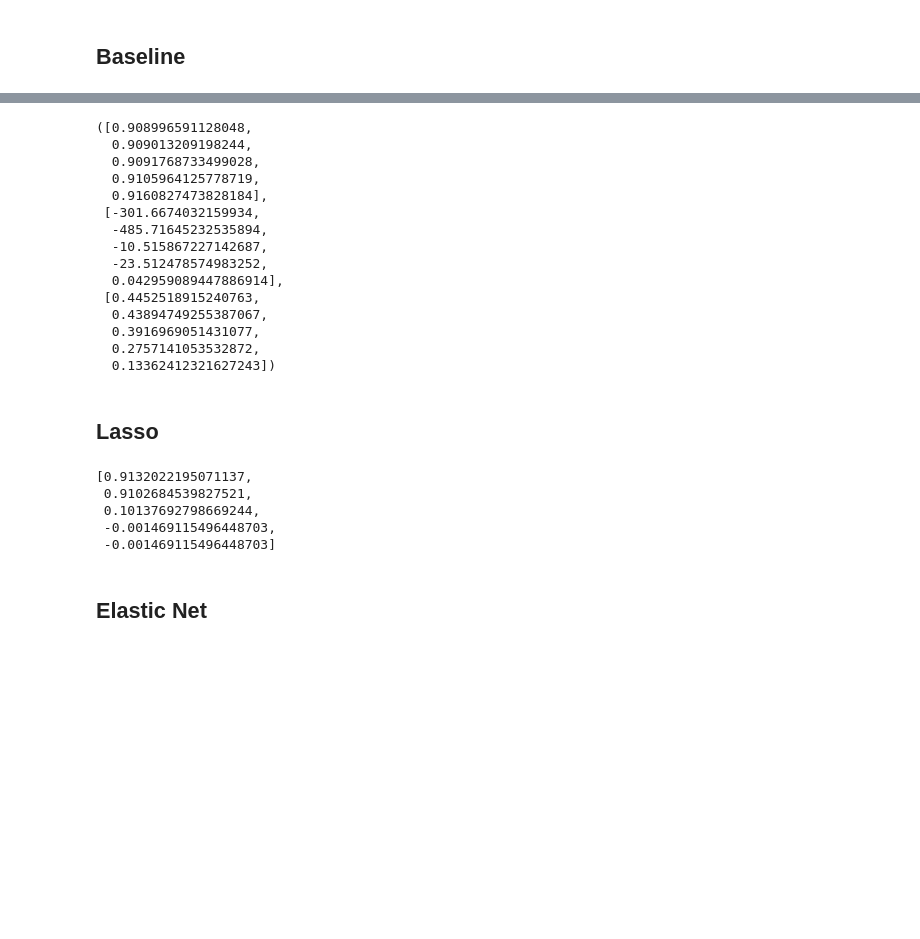
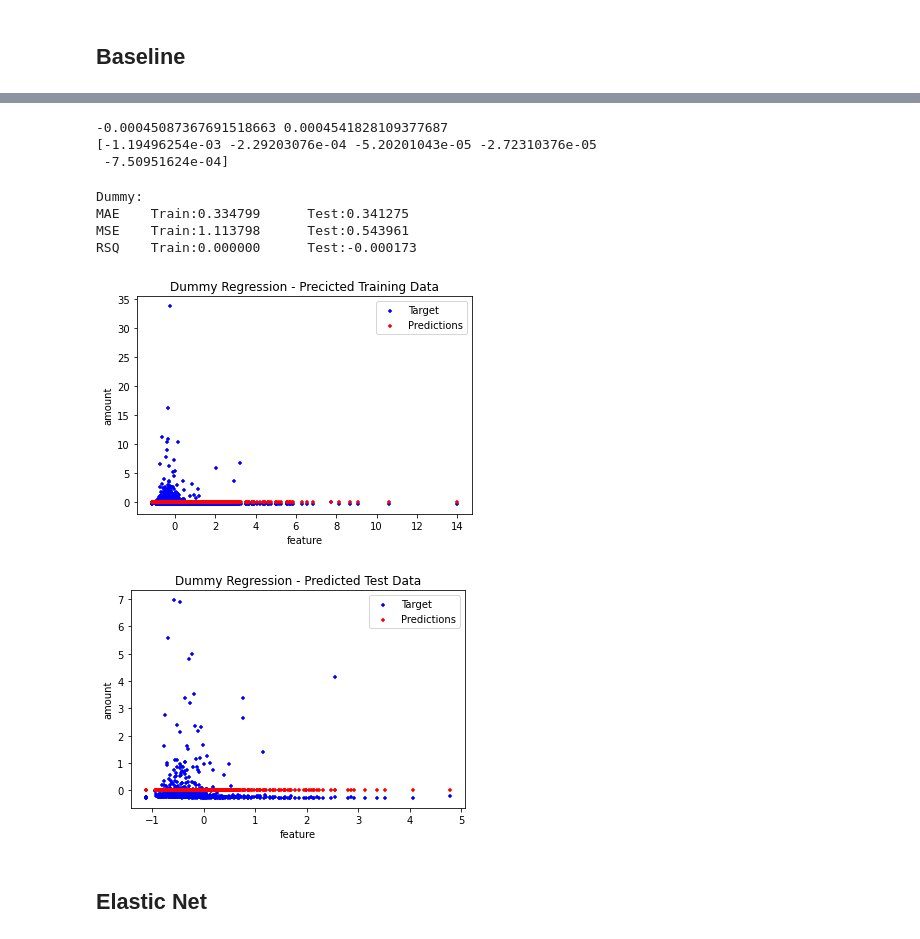
Before and after one commit to Chenmo1212/ML-WIC_predict, a Jupyter notebook: z-score归一化.ipynb, the cells around one changed output, grey strips where cells are left out. Cells and saved outputs as stored; diff of their text form; code cells hidden in the pictures; blank space fills up the shorter version.

Commit message:
add dummy baselin

```diff
--- a/z-score归一化.ipynb
+++ b/z-score归一化.ipynb
@@ -160,36 +204,24 @@ Ridge_means3, Ridge_stds3 = cross_validate(Ridge_clfs)
-# %%
-Ridge_means1,Ridge_means2,Ridge_means3
-# %% [output]
-([0.908996591128048,
-  0.909013209198244,
-  0.9091768733499028,
-  0.9105964125778719,
-  0.9160827473828184],
- [-301.6674032159934,
-  -485.71645232535894,
-  -10.515867227142687,
-  -23.512478574983252,
-  0.042959089447886914],
- [0.4452518915240763,
-  0.43894749255387067,
-  0.3916969051431077,
-  0.2757141053532872,
-  0.13362412321627243])
-# %% [markdown]
-## Lasso
-# %%
-Lasso_clfs = []
-for i in range(5):
-    clf = Lasso(alpha = 10 ** (i - 2), max_iter = 5000, random_state = 913)
-    Lasso_clfs.append(clf)
-Lasso_mean, Lasso_std = cross_validate(Lasso_clfs)
-Lasso_mean
-# %% [output]
-[0.9132022195071137,
- 0.9102684539827521,
- 0.10137692798669244,
- -0.001469115496448703,
- -0.001469115496448703]
+# %%
+dummy = DummyRegressor(strategy='mean').fit(X_train, y_train)
+score = cross_val_score(dummy, X_train, y_train, cv = 5, scoring = 'r2')
+
+print(score.mean(), score.std())
+print(score)
+# %% [output]
+-0.00045087367691518663 0.0004541828109377687
+[-1.19496254e-03 -2.29203076e-04 -5.20201043e-05 -2.72310376e-05
+ -7.50951624e-04]
+# %%
+dummy = DummyRegressor(strategy=strategy).fit(X_train, y_train)
+
+plot_model_res(model, 'Dummy')
+# %% [output]
+Dummy:
+MAE    Train:0.334799      Test:0.341275
+MSE    Train:1.113798      Test:0.543961
+RSQ    Train:0.000000      Test:-0.000173
+[figure, added]
+[figure, added]
 # %% [markdown]
 ## Elastic Net
 # %%
```
Also changed, not shown: parts of 21 cells of this notebook, 1 other file.
